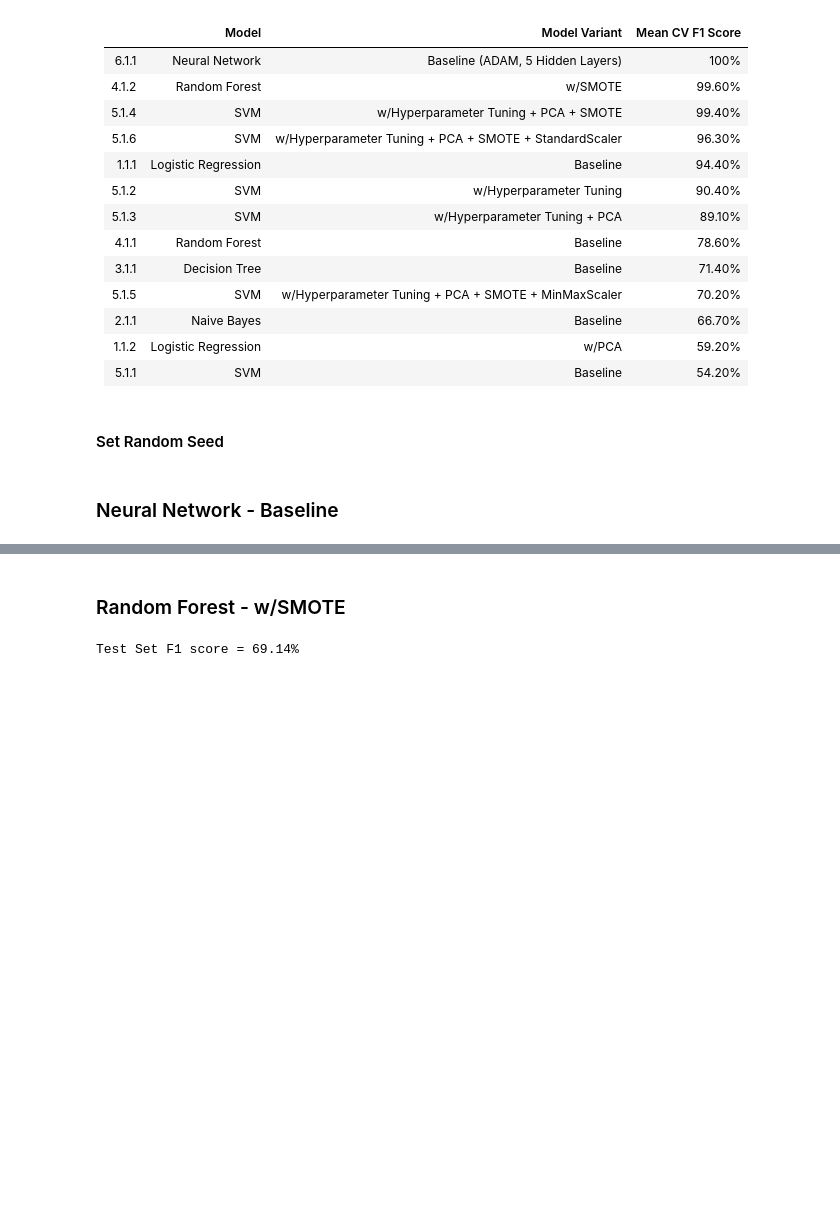
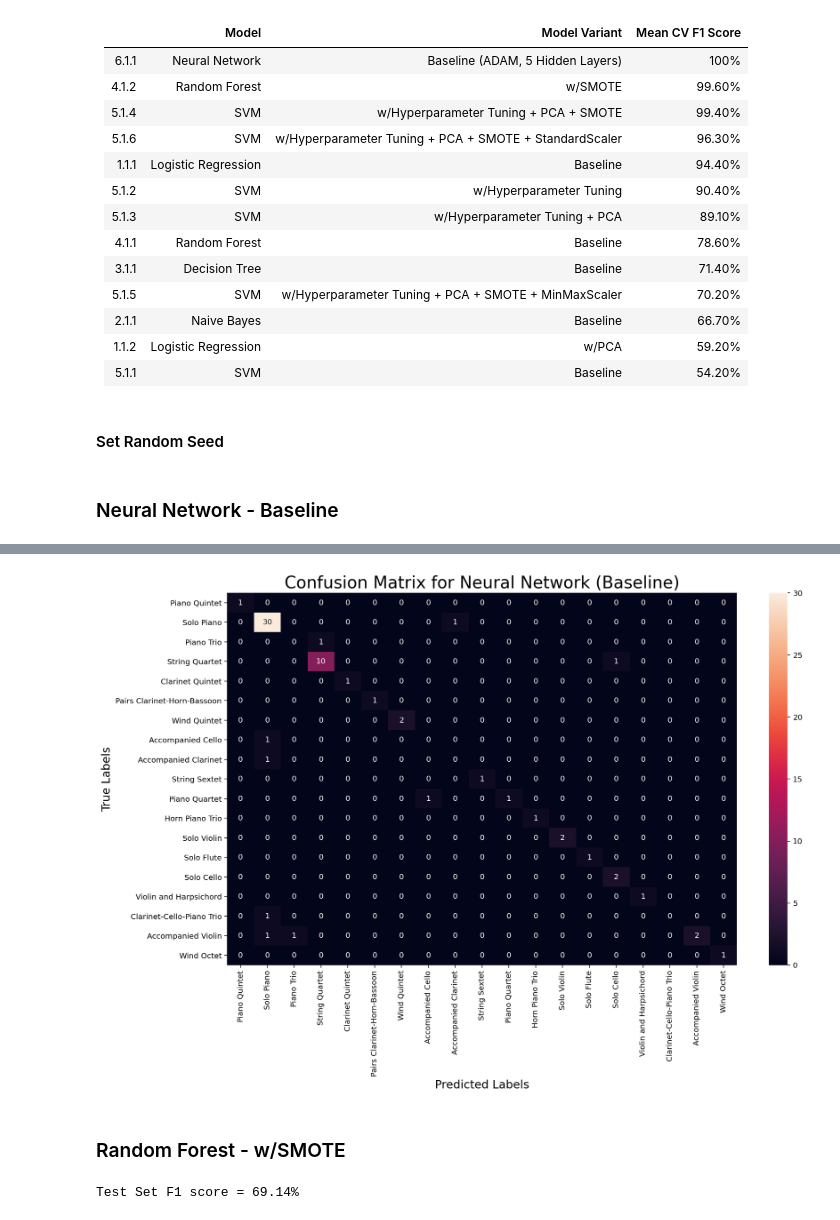
Before and after one commit to dfristau/ristau_berton_huang_meneses_w207_final_project, a Jupyter notebook: scripts/Model Test Set Evaluation.ipynb, the cells around one changed output, grey strips where cells are left out. Saved outputs shown, nothing was run; the diff lists cells and outputs as text; code cells hidden in the pictures; blank space fills up the shorter version.

Commit message:
fixed output text file referencing, added confusion matrix for nn

```diff
--- a/scripts/Model Test Set Evaluation.ipynb
+++ b/scripts/Model Test Set Evaluation.ipynb
@@ -164,3 +152,18 @@ Epoch 6/200
+# %%
+ensemble_list = ['Piano Quintet','Solo Piano','Piano Trio','String Quartet','Clarinet Quintet','Pairs Clarinet-Horn-Bassoon',
+                'Wind Quintet','Accompanied Cello','Accompanied Clarinet','String Sextet',
+                'Piano Quartet','Horn Piano Trio','Solo Violin','Solo Flute','Solo Cello','Violin and Harpsichord',
+                'Clarinet-Cello-Piano Trio','Accompanied Violin','Wind Octet']
+df_cm = pd.DataFrame(confusion_matrix(np.array(y_test_w), preds), index = ensemble_list,
+                  columns = ensemble_list)
+plt.figure(figsize = (15,9))
+plt.title('Confusion Matrix for Neural Network (Baseline)',fontsize=22)
+sns.heatmap(df_cm, annot=True)
+plt.ylabel('True Labels',fontsize=15)
+plt.xlabel('Predicted Labels',fontsize=15)
+# plt.savefig('../output/plots/confusion_matrix_heatmap_nn.png')
+# %% [output]
+[figure, added]
 # %% [markdown]
 ### Random Forest - w/SMOTE
 # %%
```
Also changed, not shown: parts of 7 cells of this notebook, 5 other files.
